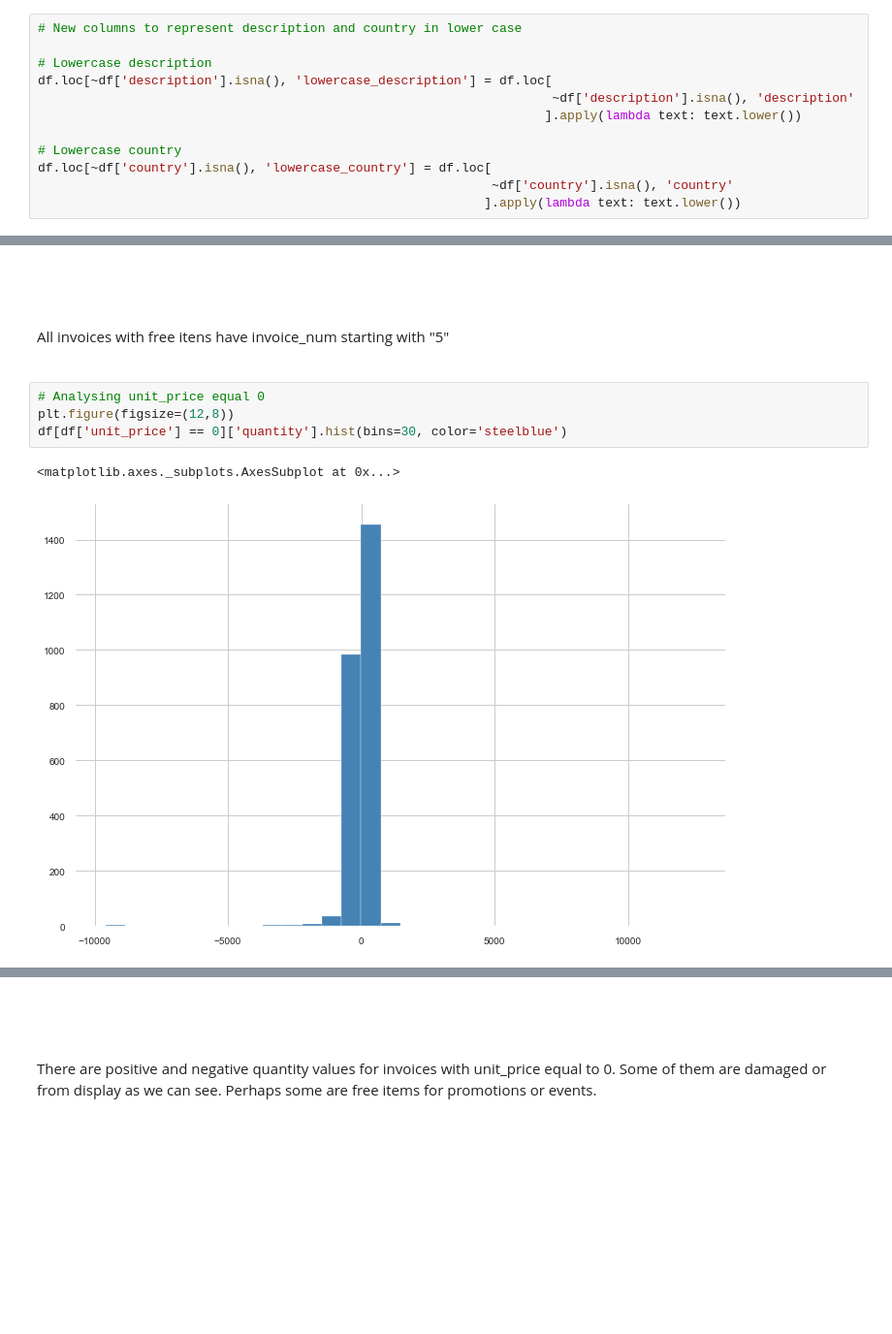
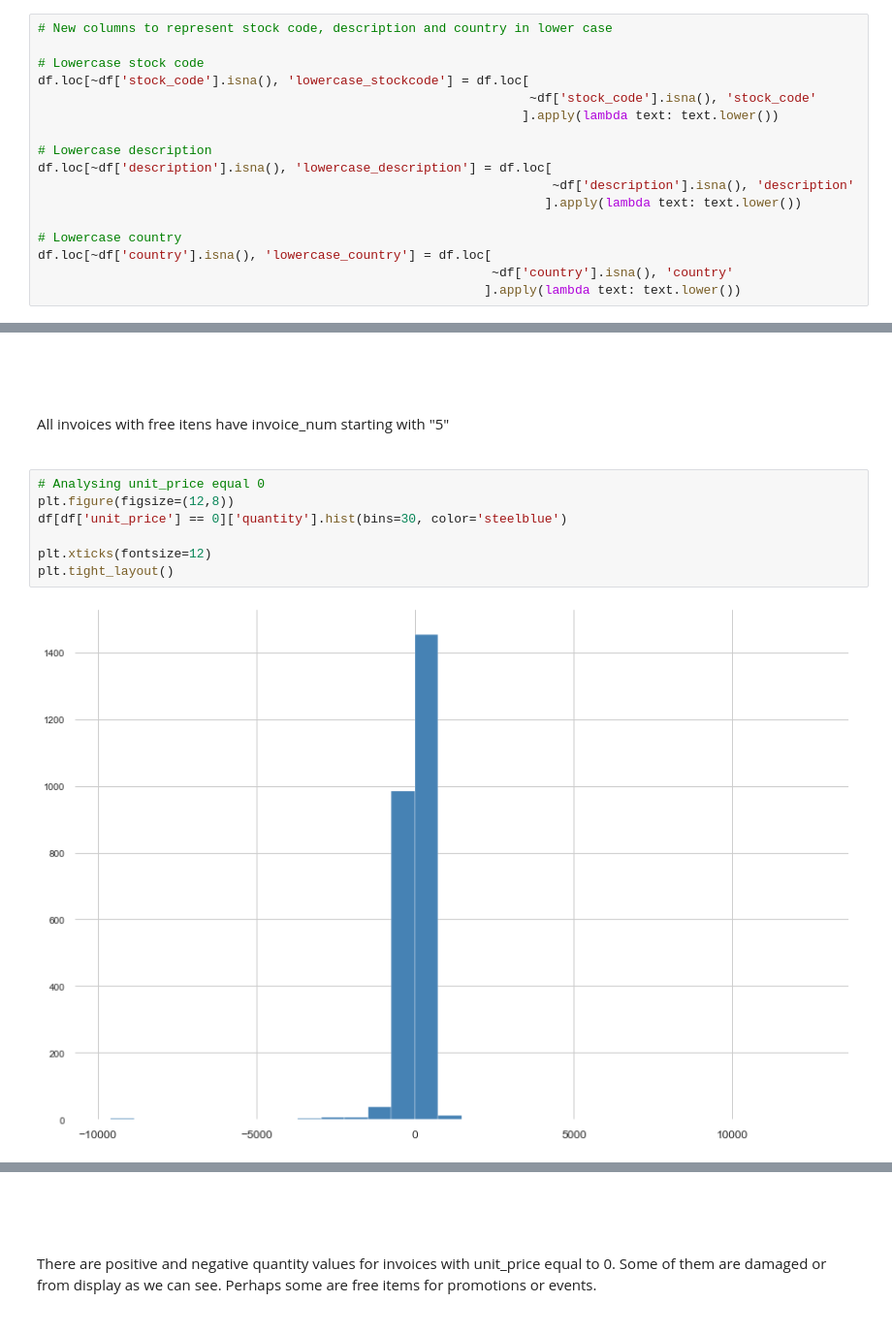
Before and after one commit to waltervt/Data_Science_Projects, a Jupyter notebook: E-Commerce Data Analysis/E-Commerce_Data_Analysis.ipynb, the cells around one changed output, grey strips where cells are left out. Shown at 97% size. Saved outputs shown, nothing was run; the diff lists cells and outputs as text; blank space fills up the shorter version.

```diff
--- a/E-Commerce Data Analysis/E-Commerce_Data_Analysis.ipynb
+++ b/E-Commerce Data Analysis/E-Commerce_Data_Analysis.ipynb
@@ -84,7 +98,12 @@ df.head()
 | 3 | 536365 | 84029G | KNITTED UNION FLAG HOT WATER BOTTLE | 6 | 12/1/2010 8:26 | 3.39 | 17850.0 | United Kingdom |
 | 4 | 536365 | 84029E | RED WOOLLY HOTTIE WHITE HEART. | 6 | 12/1/2010 8:26 | 3.39 | 17850.0 | United Kingdom |
 # %%
-# New columns to represent description and country in lower case
+# New columns to represent stock code, description and country in lower case
+
+# Lowercase stock code
+df.loc[~df['stock_code'].isna(), 'lowercase_stockcode'] = df.loc[
+                                                                 ~df['stock_code'].isna(), 'stock_code'
+                                                                ].apply(lambda text: text.lower())
 
 # Lowercase description
 df.loc[~df['description'].isna(), 'lowercase_description'] = df.loc[
@@ -606,10 +627,12 @@ All invoices with free itens have invoice_num starting with "5"
 # %%
 # Analysing unit_price equal 0
 plt.figure(figsize=(12,8))
 df[df['unit_price'] == 0]['quantity'].hist(bins=30, color='steelblue')
+
+plt.xticks(fontsize=12)
+plt.tight_layout()
 # %% [output]
-<matplotlib.axes._subplots.AxesSubplot at 0x...>
-[figure, old version]
+[figure, new version]
 # %%
 # Descriptions of "free items" with positive quantity
 df[(df['quantity'] > 0) & (df['unit_price'] == 0)]['lowercase_description'].value_counts()
```
Also changed, not shown: parts of 104 cells of this notebook.
